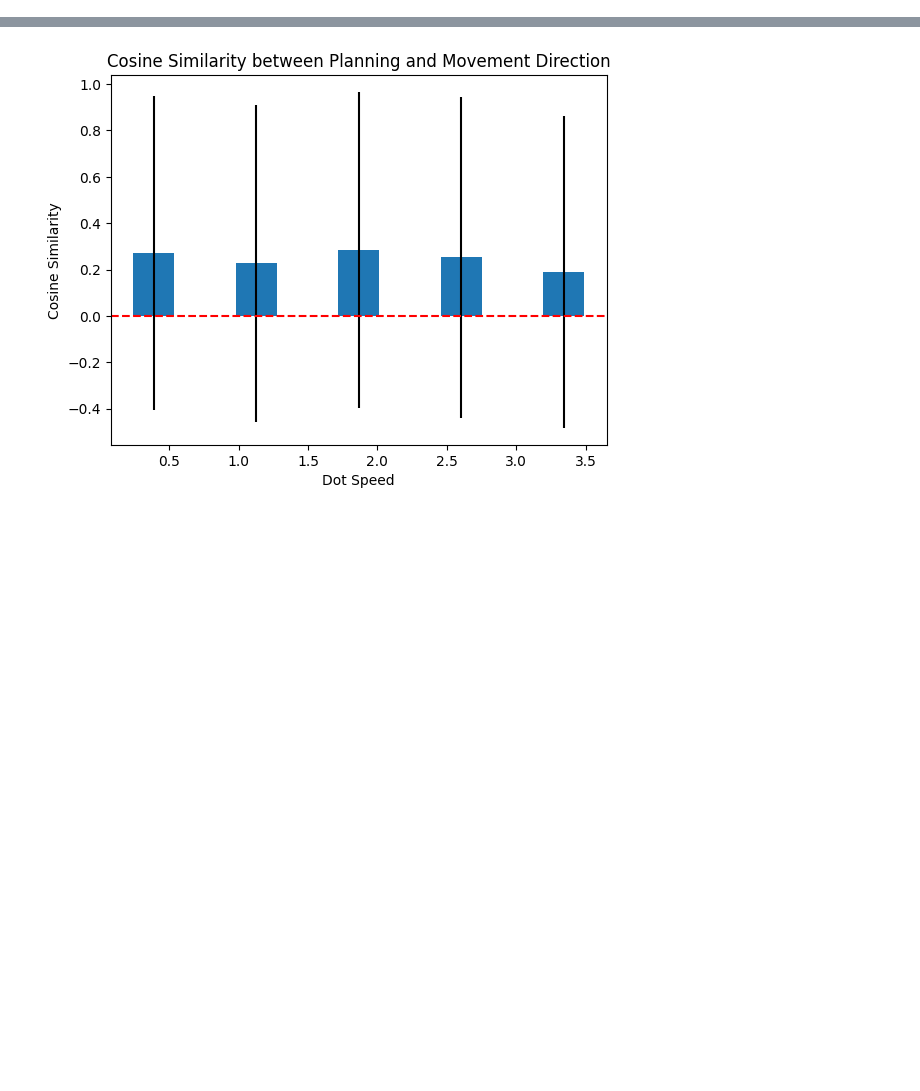
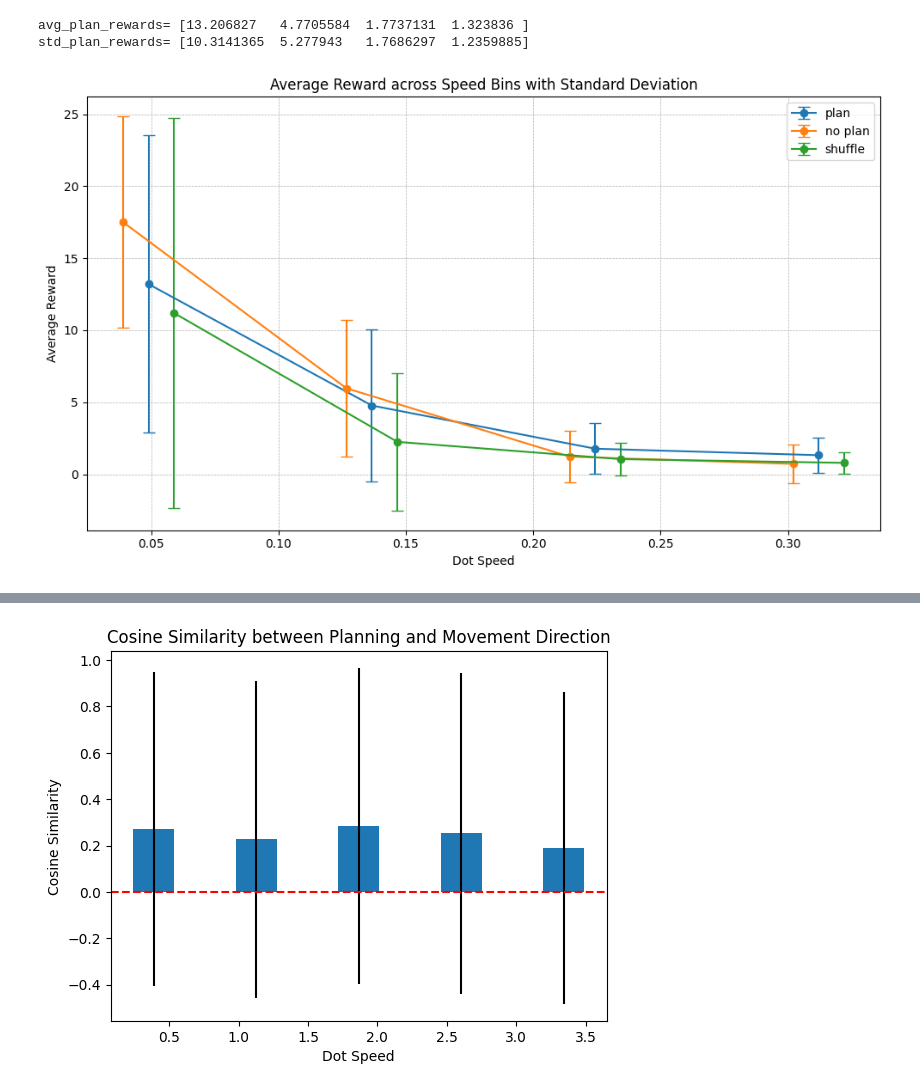
Before and after one commit to lukerj00/meta_rl_ego_sim, a Jupyter notebook: sc_project/olpg_analysis.ipynb, the cells around one changed output, grey strips where cells are left out. Saved outputs shown, nothing was run; the diff lists cells and outputs as text; code cells hidden in the pictures; blank space fills up the shorter version.

```diff
--- a/sc_project/olpg_analysis.ipynb
+++ b/sc_project/olpg_analysis.ipynb
@@ -38,8 +38,7 @@ def freeze_array(BA, P):
 def compare_arrays(pos_arr, pos_plan_arr):
     return np.where(pos_arr == pos_plan_arr, 0, 1)
 
-
-file_ = 'outer_loop_pg_new_v4f_12_10-080400.pkl' # 'outer_loop_pg_new_v4f_12_10-175620.pkl' #'outer_loop_pg_new_v4f_12_10-173828.pkl' #'outer_loop_pg_new_v4f_12_10-151505.pkl' # 'outer_loop_pg_new_v4f_12_10-084905.pkl' # 'outer_loop_pg_new_v4f_12_10-080400.pkl' # 'outer_loop_pg_new_v4_26_09-022146.pkl' # 'outer_loop_pg_new_v4_24_09-201550.pkl' # 'outer_loop_pg_new_v4_18_09-093520.pkl' # 'outer_loop_pg_new_v3_c__18_09-092611.pkl' # 'outer_loop_pg_new_v4_ppo_new__19_09-172733.pkl' # 'outer_loop_pg_new_v3_c__18_09-092611.pkl' # 'sc_project/test_data/outer_loop_pg_new_v4_ppo_new__19_09-172733.pkl' # 'outer_loop_pg_new_v4_17_09-200259.pkl' # 'outer_loop_pg_new_v3_c__18_09-092611.pkl' # 'outer_loop_pg_new_v3_c__15_09-203653.pkl'
+file_ = 'outer_loop_pg_new_v4f_15_10-112328.pkl' #'outer_loop_pg_new_v4f_13_10-084101.pkl' # 'outer_loop_pg_new_v4f_14_10-015536.pkl' # 'outer_loop_pg_new_v4f_13_10-084101.pkl' # 'outer_loop_pg_new_v4f_12_10-173828.pkl' #'outer_loop_pg_new_v4f_13_10-081756.pkl' # 'outer_loop_pg_new_v4f_12_10-080400.pkl' # 'outer_loop_pg_new_v4f_12_10-175620.pkl' #'outer_loop_pg_new_v4f_12_10-173828.pkl' #'outer_loop_pg_new_v4f_12_10-151505.pkl' # 'outer_loop_pg_new_v4f_12_10-084905.pkl' # 'outer_loop_pg_new_v4f_12_10-080400.pkl' # 'outer_loop_pg_new_v4_26_09-022146.pkl' # 'outer_loop_pg_new_v4_24_09-201550.pkl' # 'outer_loop_pg_new_v4_18_09-093520.pkl' # 'outer_loop_pg_new_v3_c__18_09-092611.pkl' # 'outer_loop_pg_new_v4_ppo_new__19_09-172733.pkl' # 'outer_loop_pg_new_v3_c__18_09-092611.pkl' # 'sc_project/test_data/outer_loop_pg_new_v4_ppo_new__19_09-172733.pkl' # 'outer_loop_pg_new_v4_17_09-200259.pkl' # 'outer_loop_pg_new_v3_c__18_09-092611.pkl' # 'outer_loop_pg_new_v3_c__15_09-203653.pkl'
 # (other,weights_s) = load_data(file_) # # [VMAPS,STEPS,N]x2,[VMAPS,STEPS,2]x3,[VMAPS,STEPS]x2
 other = load_data(file_)
 # (r_arr,rt_arr,sample_arr,pos_plan_arr,pos_arr,dot_arr) = other # (r_arr,rt_arr,sample_arr,pos_plan_arr,pos_arr,dot_arr) (r_arr,rt_arr,pos_arr,dot_arr)
@@ -74,0 +538,56 @@ plan_desc= [657 405 855 466 140 858 789 598 528 484]
+# %%
+# reward vs speed for plan/no plan/shuffle
+%matplotlib inline
+import matplotlib.pyplot as plt
+import numpy as np
+
+sbins = 4
+
+# dot speeds
+dot_diffs = np.diff(dot_arr, axis=1)
+dot_speeds = np.linalg.norm(dot_diffs, axis=2)
+mean_dot_speeds = np.mean(dot_speeds, axis=1)
+
+# speed bins
+speed_bins = np.linspace(np.min(mean_dot_speeds), np.max(mean_dot_speeds), num=sbins + 1)
+speed_bin_centers = (speed_bins[:-1] + speed_bins[1:]) / 2
+
+avg_rewards = []
+std_rewards = []
+
+# loop through bins
+for i in range(len(speed_bins) - 1):
+    mask = (mean_dot_speeds >= speed_bins[i]) & (mean_dot_speeds < speed_bins[i + 1])
+
+    masked_rewards = r_arr[mask]
+    total_rewards = np.sum(masked_rewards, axis=1)
+
+    avg_reward = np.mean(total_rewards)
+    avg_rewards.append(avg_reward)
+
+    std_reward = np.std(total_rewards)
+    std_rewards.append(std_reward)
+
+avg_plan_rewards = np.array(avg_rewards)
+std_plan_rewards = np.array(std_rewards)
+
+print('avg_plan_rewards=',avg_plan_rewards)
+print('std_plan_rewards=',std_plan_rewards)
+# %% [output]
+avg_plan_rewards= [13.206827   4.7705584  1.7737131  1.323836 ]
+std_plan_rewards= [10.3141365  5.277943   1.7686297  1.2359885]
+# %%
+# avg rewards across speed for plan / no plan / shuffled plans - line
+plt.figure(figsize=(10, 6))
+plt.errorbar(speed_bin_centers, avg_plan_rewards, yerr=std_plan_rewards, fmt='o-', capsize=5, label='plan')
+plt.errorbar(speed_bin_centers-0.01, avg_noplan_rewards, yerr=std_noplan_rewards, fmt='o-', capsize=5, label='no plan')
+plt.errorbar(speed_bin_centers+0.01, avg_shuffle_rewards, yerr=std_shuffle_rewards, fmt='o-', capsize=5, label='shuffle')
+plt.xlabel("Dot Speed")
+plt.ylabel("Average Reward")
+plt.title("Average Reward across Speed Bins with Standard Deviation")
+plt.legend()
+plt.grid(True, which='both', linestyle='--', linewidth=0.5)
+plt.tight_layout()
+plt.show()
+# %% [output]
+[figure, added]
```
Also changed, not shown: parts of 25 cells of this notebook, 1 other file.
